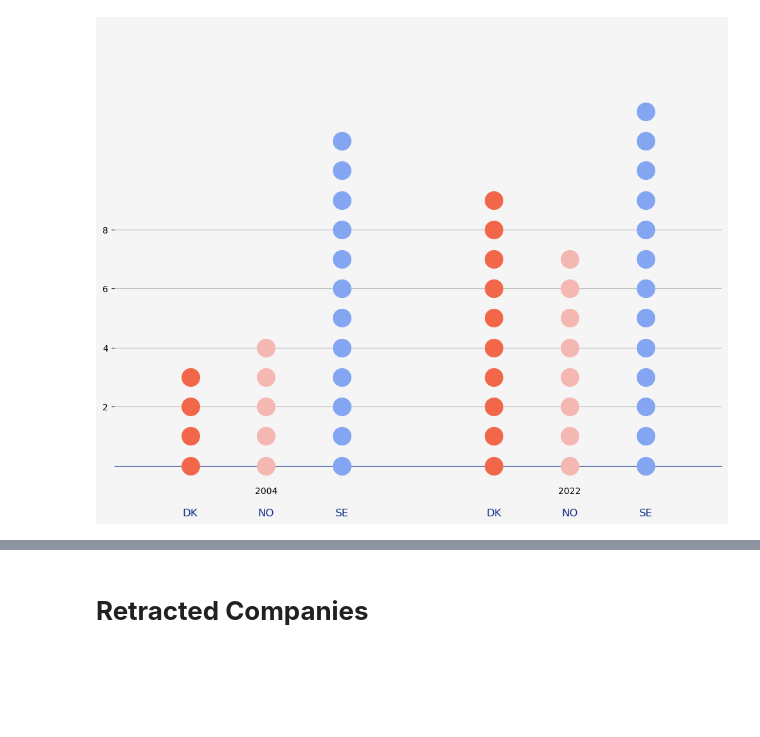
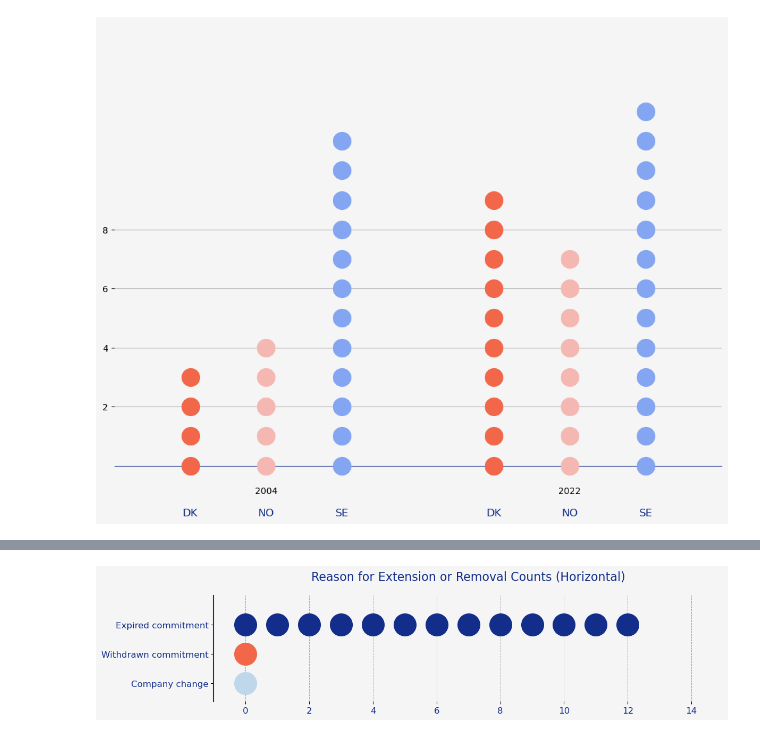
Before and after one commit to AnjaBrocklehurst/AnjaBrocklehurst.github.io, a Jupyter notebook: assets/code/5_SBTi Denmark_Retracted.ipynb, the cells around one changed output, grey strips where cells are left out. Cells and saved outputs as stored; diff of their text form; code cells hidden in the pictures; blank space fills up the shorter version.

```diff
--- a/assets/code/5_SBTi Denmark_Retracted.ipynb
+++ b/assets/code/5_SBTi Denmark_Retracted.ipynb
@@ -1033,7 +1044,7 @@ for year, countries in data.items():
 ax.set_xlim(-1, 7)
 ax.set_ylim(-1, 15)
 ax.set_xticks([1, 5])
-ax.set_xticklabels(["2004", "2022"], fontsize=18, color="#122E8A")
+ax.set_xticklabels(["2004", "2022"], fontsize=35, color="#122E8A")
 ax.xaxis.set_tick_params(pad= 20)
 ax.set_yticks([2, 4, 6, 8])  # <– Set gridline levels manually
 ax.yaxis.grid(True)         # <– Activate grid at these levels
@@ -2477,2 +1071,51 @@ plt.show()
-# %% [markdown]
-# **Retracted Companies**
+# %%
+import matplotlib.pyplot as plt
+
+# Data
+retr_reason_counts = {
+    "Company change": 1,
+    "Withdrawn commitment": 1,
+    "Expired commitment": 13
+}
+
+# Colors for each category
+retr_palette = ['#BFD7EA', '#F26749', '#122E8A']  # Adjust colors as needed
+category_colors = {
+    "Company change": retr_palette[0],
+    "Withdrawn commitment": retr_palette[1],
+    "Expired commitment": retr_palette[2]
+}
+
+# Setup plot
+fig, ax = plt.subplots(figsize=(12, 3), facecolor='#f5f5f5')
+ax.set_facecolor('#f5f5f5')
+
+# Plot horizontally stacked dots
+spacing_factor = 0.8  # Reduce spacing between lines
+for i, (reason, count) in enumerate(retr_reason_counts.items()):
+    for j in range(count):  # Create a circle for each count
+        ax.plot(j, i * spacing_factor, 'o', color=category_colors[reason], markersize=30, zorder=2)
+
+# Formatting
+ax.set_ylim(-0.5, (len(retr_reason_counts) - 1) * spacing_factor + 0.8)
+ax.set_xlim(-1, max(retr_reason_counts.values()) + 2)
+ax.set_yticks([i * spacing_factor for i in range(len(retr_reason_counts))])
+ax.set_yticklabels(retr_reason_counts.keys(), fontsize=12, color="#122E8A")
+ax.set_xticks(range(0, max(retr_reason_counts.values()) + 2, 2))  # Adjust grid levels
+ax.set_xticklabels(range(0, max(retr_reason_counts.values()) + 2, 2), fontsize=12, color="#122E8A")
+ax.xaxis.grid(True, linestyle='--', linewidth=0.7, color='gray', alpha=0.7)
+
+# Remove unnecessary spines
+ax.spines['top'].set_visible(False)
+ax.spines['right'].set_visible(False)
+ax.spines['bottom'].set_visible(False)
+ax.spines['left'].set_color("#122E8A")
+ax.spines['left'].set_linewidth(1.5)
+
+# Add title
+ax.set_title("Reason for Extension or Removal Counts (Horizontal)", fontsize=16, color="#122E8A", pad=20)
+
+plt.tight_layout()
+plt.show()
+# %% [output]
+[figure, added]
```
Also changed, not shown: parts of 40 cells of this notebook.
